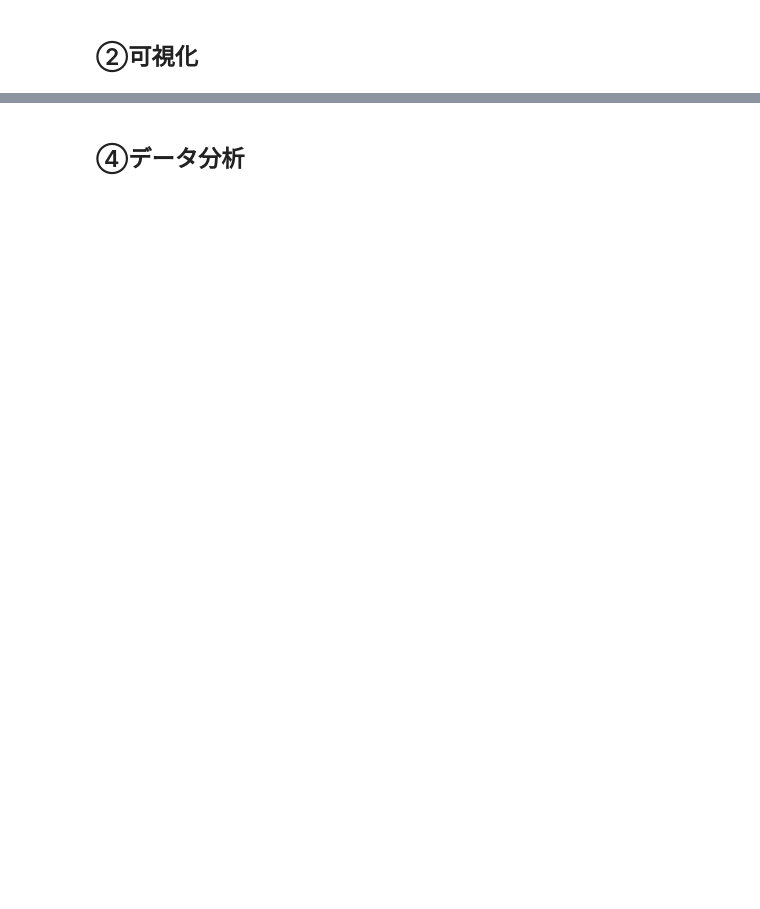
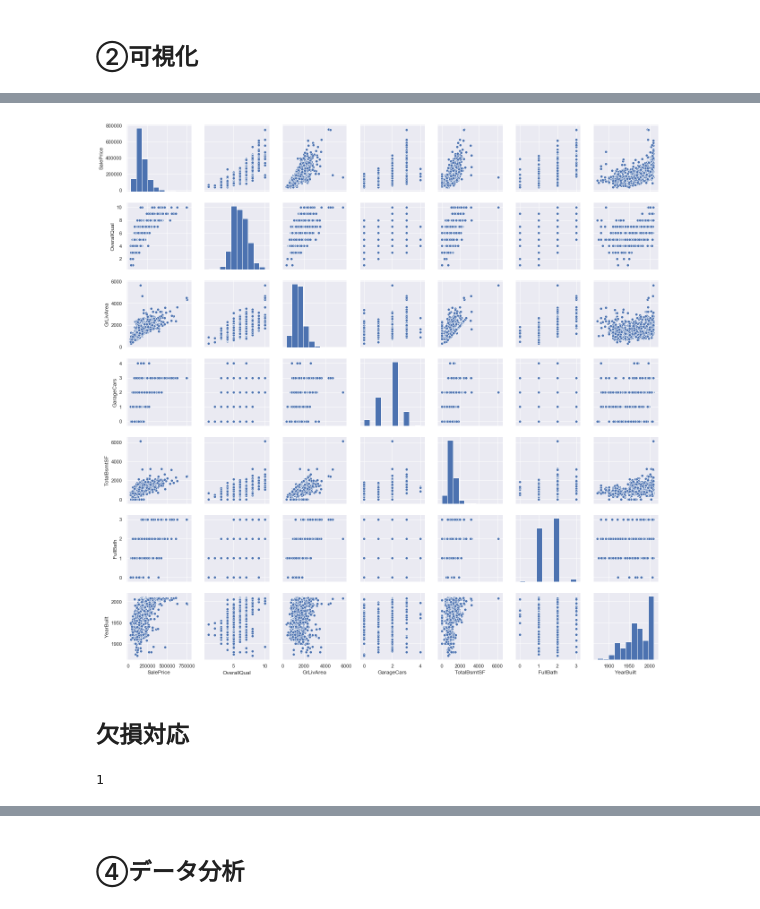
Before and after one commit to reo-oreo/5_generic, a Jupyter notebook: base.ipynb, the cells around one changed output, grey strips where cells are left out. Cells and saved outputs as stored; diff of their text form; code cells hidden in the pictures; blank space fills up the shorter version.

```diff
--- a/base.ipynb
+++ b/base.ipynb
@@ -61,0 +128,22 @@ NameError: name 'sns' is not defined
+# %%
+#散布図による確認
+sns.set()
+cols=['SalePrice','OverallQual','GrLivArea','GarageCars','TotalBsmtSF','FullBath','YearBuilt']
+sns.pairplot(df_train[cols],height=2.5)
+plt.show()
+# %% [output]
+[figure, added]
+# %% [markdown]
+## 欠損対応
+# %%
+#欠損値の確認
+total=df_train.isnull().sum().sort_values(ascending=False)
+percent=(df_train.isnull().sum()/df_train.isnull().count()).sort_values(ascending=False)
+missing_data = pd.concat([total, percent], axis=1, keys=['Total', 'Percent'])
+
+#欠損値があるデータを消す
+df_train=df_train.drop((missing_data[missing_data['Total']>1]).index,1)
+df_train.drop(df_train.loc[df_train['Electrical'].isnull()].index)
+df_train.isnull().sum().max()
+# %% [output]
+1
```
Also changed, not shown: parts of 12 cells of this notebook, 1 other file.
